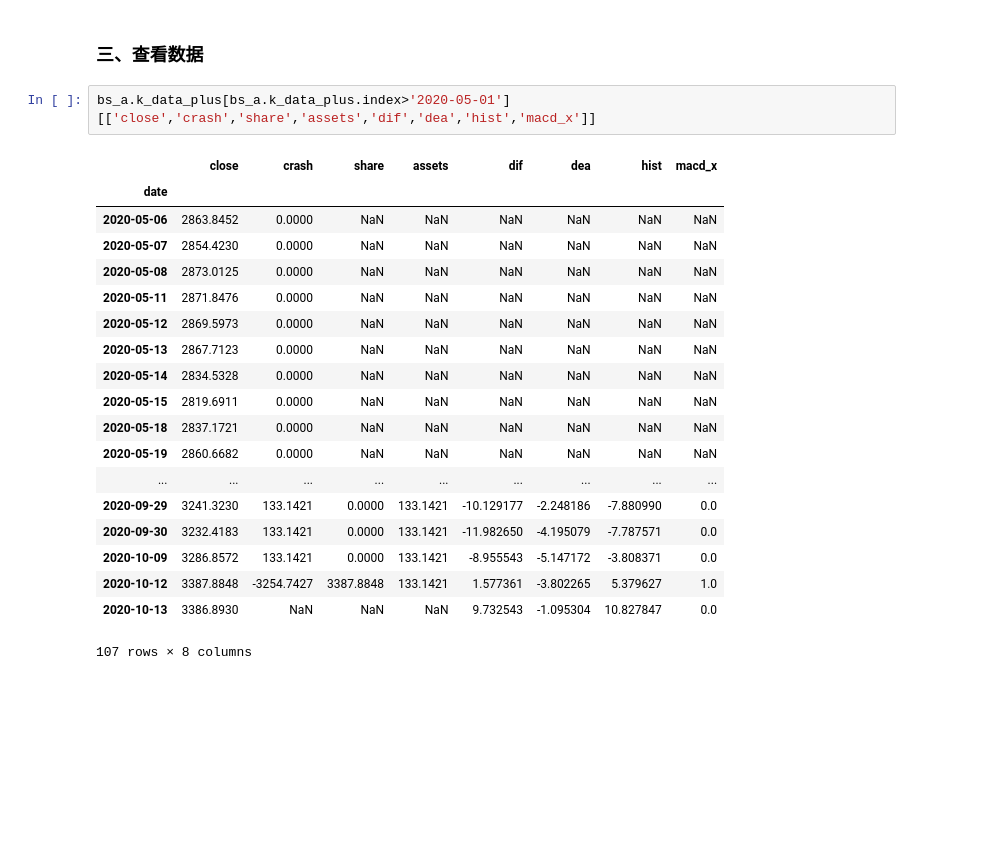
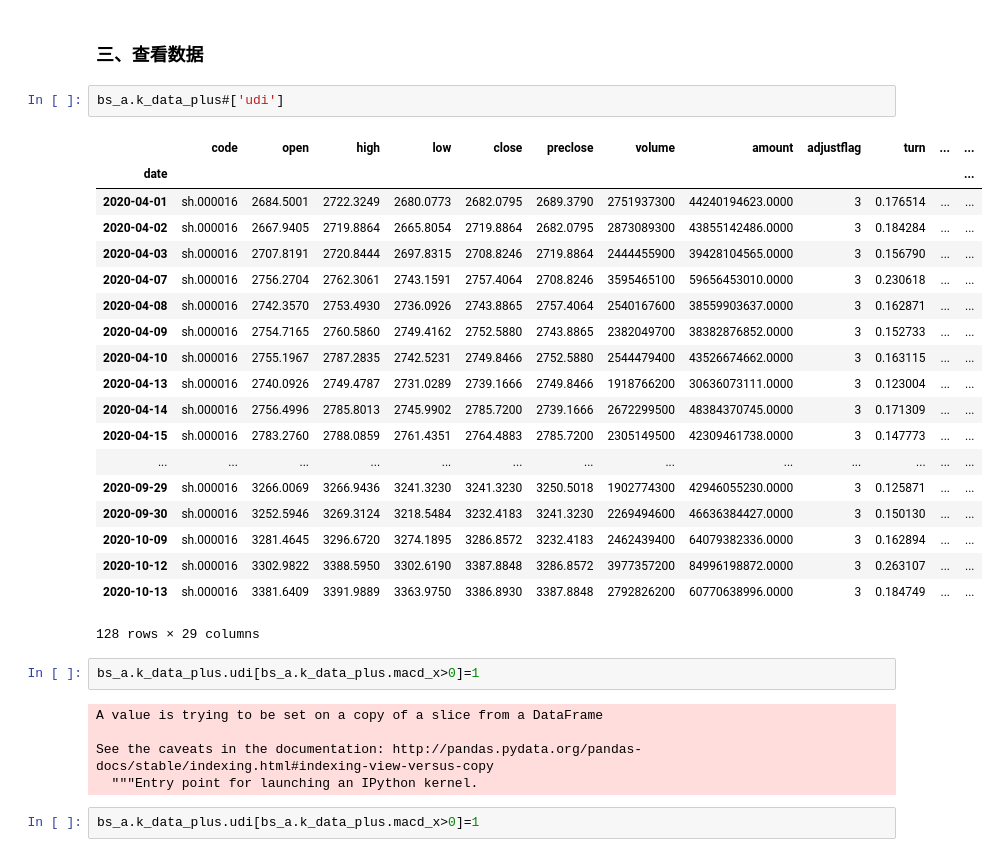
Before and after one commit to lqshanshuo/huowuxuanfeng, a Jupyter notebook: Workbench.ipynb, the cells around one changed output. Drawn from its saved outputs; the diff is of its cells as text; blank space fills up the shorter version.

```diff
--- a/Workbench.ipynb
+++ b/Workbench.ipynb
@@ -24,24 +28,33 @@ login success!
 # %% [markdown]
 ### 三、查看数据
-# %%
-bs_a.k_data_plus[bs_a.k_data_plus.index>'2020-05-01'][['close','crash','share','assets','dif','dea','hist','macd_x']]
-# %% [output]
-|  | close | crash | share | assets | dif | dea | hist | macd_x |
-| date |  |  |  |  |  |  |  |  |
-| 2020-05-06 | 2863.8452 | 0.0000 | NaN | NaN | NaN | NaN | NaN | NaN |
-| 2020-05-07 | 2854.4230 | 0.0000 | NaN | NaN | NaN | NaN | NaN | NaN |
-| 2020-05-08 | 2873.0125 | 0.0000 | NaN | NaN | NaN | NaN | NaN | NaN |
-| 2020-05-11 | 2871.8476 | 0.0000 | NaN | NaN | NaN | NaN | NaN | NaN |
-| 2020-05-12 | 2869.5973 | 0.0000 | NaN | NaN | NaN | NaN | NaN | NaN |
-| 2020-05-13 | 2867.7123 | 0.0000 | NaN | NaN | NaN | NaN | NaN | NaN |
-| 2020-05-14 | 2834.5328 | 0.0000 | NaN | NaN | NaN | NaN | NaN | NaN |
-| 2020-05-15 | 2819.6911 | 0.0000 | NaN | NaN | NaN | NaN | NaN | NaN |
-| 2020-05-18 | 2837.1721 | 0.0000 | NaN | NaN | NaN | NaN | NaN | NaN |
-| 2020-05-19 | 2860.6682 | 0.0000 | NaN | NaN | NaN | NaN | NaN | NaN |
-| ... | ... | ... | ... | ... | ... | ... | ... | ... |
-| 2020-09-29 | 3241.3230 | 133.1421 | 0.0000 | 133.1421 | -10.129177 | -2.248186 | -7.880990 | 0.0 |
-| 2020-09-30 | 3232.4183 | 133.1421 | 0.0000 | 133.1421 | -11.982650 | -4.195079 | -7.787571 | 0.0 |
-| 2020-10-09 | 3286.8572 | 133.1421 | 0.0000 | 133.1421 | -8.955543 | -5.147172 | -3.808371 | 0.0 |
-| 2020-10-12 | 3387.8848 | -3254.7427 | 3387.8848 | 133.1421 | 1.577361 | -3.802265 | 5.379627 | 1.0 |
-| 2020-10-13 | 3386.8930 | NaN | NaN | NaN | 9.732543 | -1.095304 | 10.827847 | 0.0 |
-107 rows × 8 columns
+# %%
+bs_a.k_data_plus#['udi']
+# %% [output]
+|  | code | open | high | low | close | preclose | volume | amount | adjustflag | turn | ... | ... |
+| date |  |  |  |  |  |  |  |  |  |  |  | ... |
+| 2020-04-01 | sh.000016 | 2684.5001 | 2722.3249 | 2680.0773 | 2682.0795 | 2689.3790 | 2751937300 | 44240194623.0000 | 3 | 0.176514 | ... | ... |
+| 2020-04-02 | sh.000016 | 2667.9405 | 2719.8864 | 2665.8054 | 2719.8864 | 2682.0795 | 2873089300 | 43855142486.0000 | 3 | 0.184284 | ... | ... |
+| 2020-04-03 | sh.000016 | 2707.8191 | 2720.8444 | 2697.8315 | 2708.8246 | 2719.8864 | 2444455900 | 39428104565.0000 | 3 | 0.156790 | ... | ... |
+| 2020-04-07 | sh.000016 | 2756.2704 | 2762.3061 | 2743.1591 | 2757.4064 | 2708.8246 | 3595465100 | 59656453010.0000 | 3 | 0.230618 | ... | ... |
+| 2020-04-08 | sh.000016 | 2742.3570 | 2753.4930 | 2736.0926 | 2743.8865 | 2757.4064 | 2540167600 | 38559903637.0000 | 3 | 0.162871 | ... | ... |
+| 2020-04-09 | sh.000016 | 2754.7165 | 2760.5860 | 2749.4162 | 2752.5880 | 2743.8865 | 2382049700 | 38382876852.0000 | 3 | 0.152733 | ... | ... |
+| 2020-04-10 | sh.000016 | 2755.1967 | 2787.2835 | 2742.5231 | 2749.8466 | 2752.5880 | 2544479400 | 43526674662.0000 | 3 | 0.163115 | ... | ... |
+| 2020-04-13 | sh.000016 | 2740.0926 | 2749.4787 | 2731.0289 | 2739.1666 | 2749.8466 | 1918766200 | 30636073111.0000 | 3 | 0.123004 | ... | ... |
+| 2020-04-14 | sh.000016 | 2756.4996 | 2785.8013 | 2745.9902 | 2785.7200 | 2739.1666 | 2672299500 | 48384370745.0000 | 3 | 0.171309 | ... | ... |
+| 2020-04-15 | sh.000016 | 2783.2760 | 2788.0859 | 2761.4351 | 2764.4883 | 2785.7200 | 2305149500 | 42309461738.0000 | 3 | 0.147773 | ... | ... |
+| ... | ... | ... | ... | ... | ... | ... | ... | ... | ... | ... | ... | ... |
+| 2020-09-29 | sh.000016 | 3266.0069 | 3266.9436 | 3241.3230 | 3241.3230 | 3250.5018 | 1902774300 | 42946055230.0000 | 3 | 0.125871 | ... | ... |
+| 2020-09-30 | sh.000016 | 3252.5946 | 3269.3124 | 3218.5484 | 3232.4183 | 3241.3230 | 2269494600 | 46636384427.0000 | 3 | 0.150130 | ... | ... |
+| 2020-10-09 | sh.000016 | 3281.4645 | 3296.6720 | 3274.1895 | 3286.8572 | 3232.4183 | 2462439400 | 64079382336.0000 | 3 | 0.162894 | ... | ... |
+| 2020-10-12 | sh.000016 | 3302.9822 | 3388.5950 | 3302.6190 | 3387.8848 | 3286.8572 | 3977357200 | 84996198872.0000 | 3 | 0.263107 | ... | ... |
+| 2020-10-13 | sh.000016 | 3381.6409 | 3391.9889 | 3363.9750 | 3386.8930 | 3387.8848 | 2792826200 | 60770638996.0000 | 3 | 0.184749 | ... | ... |
+128 rows × 29 columns
+# %%
+bs_a.k_data_plus.udi[bs_a.k_data_plus.macd_x>0]=1
+# %% [output]
+A value is trying to be set on a copy of a slice from a DataFrame
+
+See the caveats in the documentation: http://pandas.pydata.org/pandas-docs/stable/indexing.html#indexing-view-versus-copy
+  """Entry point for launching an IPython kernel.
+# %%
+bs_a.k_data_plus.udi[bs_a.k_data_plus.macd_x>0]=1
```
Also changed, not shown: parts of 4 cells of this notebook, 2 other files.
